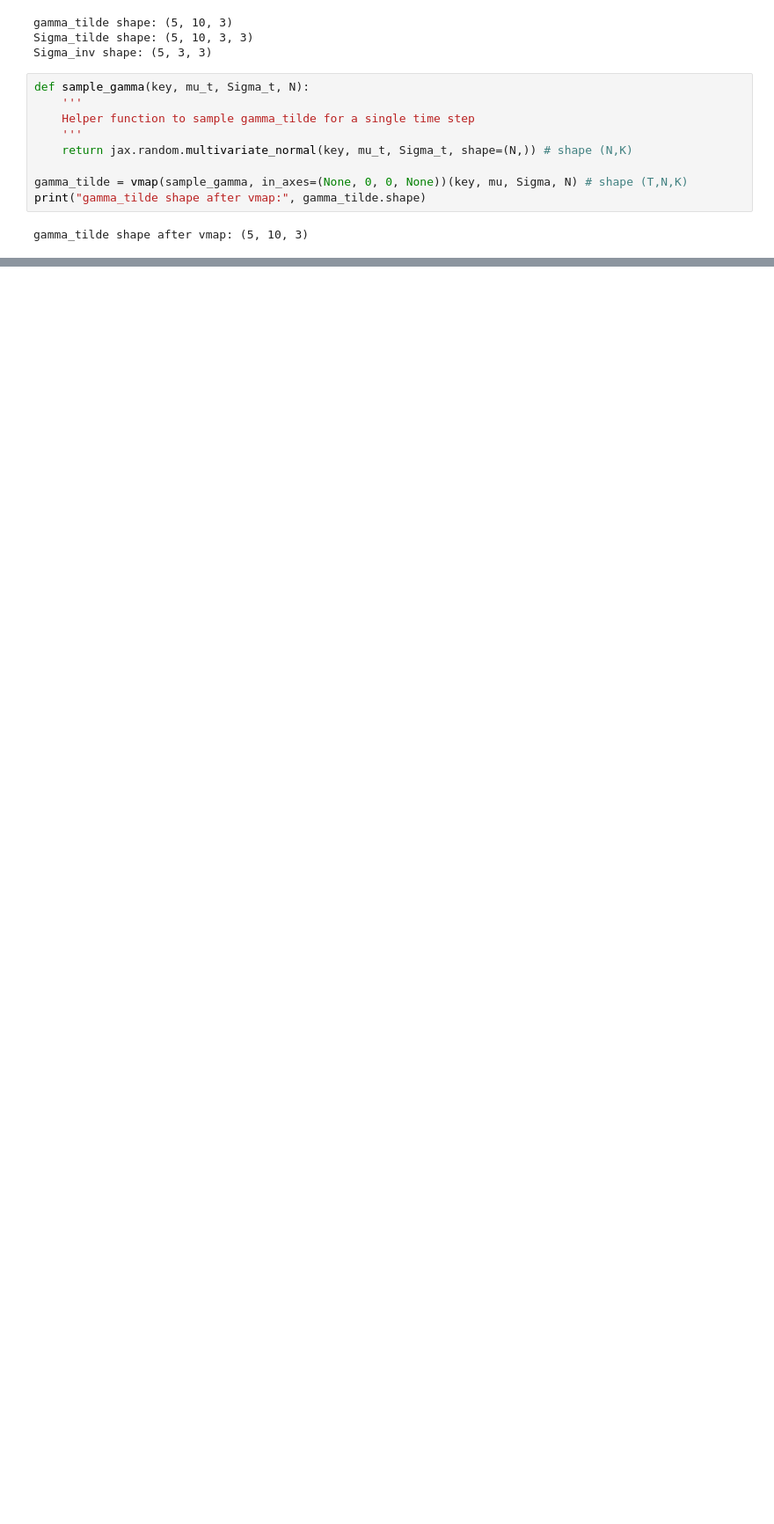
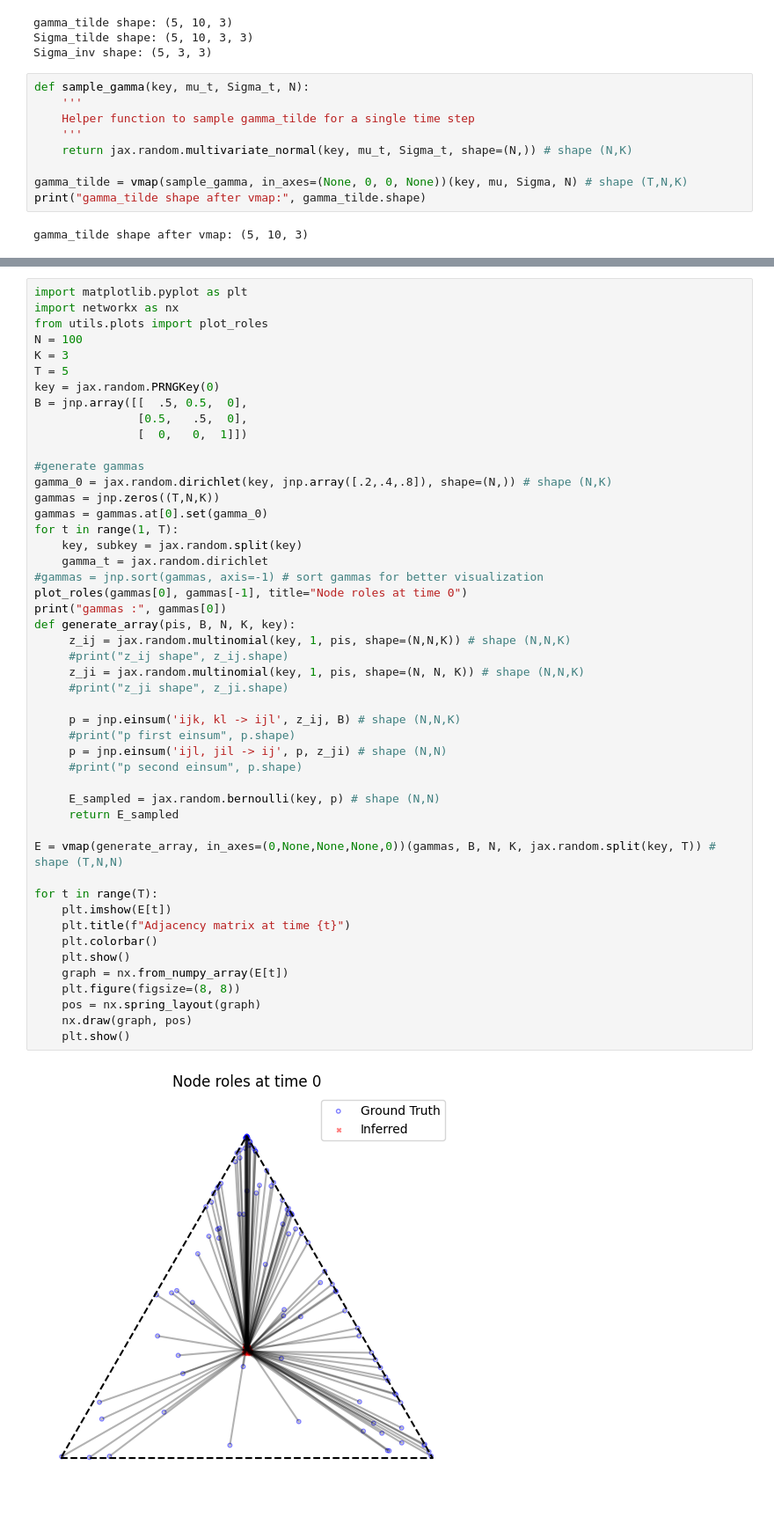
Before and after one commit to LaosAntreas/dMMSB, a Jupyter notebook: dMMSB.ipynb, the cells around one changed output, grey strips where cells are left out. Shown at 88% size. Saved outputs shown, nothing was run; the diff lists cells and outputs as text; blank space fills up the shorter version.

```diff
--- a/dMMSB.ipynb
+++ b/dMMSB.ipynb
@@ -768,0 +1250,50 @@ gamma_tilde shape after vmap: (5, 10, 3)
+# %%
+import matplotlib.pyplot as plt
+import networkx as nx
+from utils.plots import plot_roles
+N = 100
+K = 3
+T = 5
+key = jax.random.PRNGKey(0)
+B = jnp.array([[  .5, 0.5,  0],
+               [0.5,   .5,  0],
+               [  0,   0,  1]])
+
+#generate gammas
+gamma_0 = jax.random.dirichlet(key, jnp.array([.2,.4,.8]), shape=(N,)) # shape (N,K)
+gammas = jnp.zeros((T,N,K))
+gammas = gammas.at[0].set(gamma_0)
+for t in range(1, T):
+    key, subkey = jax.random.split(key)
+    gamma_t = jax.random.dirichlet
+#gammas = jnp.sort(gammas, axis=-1) # sort gammas for better visualization
+plot_roles(gammas[0], gammas[-1], title="Node roles at time 0")
+print("gammas :", gammas[0])
+def generate_array(pis, B, N, K, key):
+     z_ij = jax.random.multinomial(key, 1, pis, shape=(N,N,K)) # shape (N,N,K)
+     #print("z_ij shape", z_ij.shape)
+     z_ji = jax.random.multinomial(key, 1, pis, shape=(N, N, K)) # shape (N,N,K)
+     #print("z_ji shape", z_ji.shape)
+
+     p = jnp.einsum('ijk, kl -> ijl', z_ij, B) # shape (N,N,K)
+     #print("p first einsum", p.shape)
+     p = jnp.einsum('ijl, jil -> ij', p, z_ji) # shape (N,N)
+     #print("p second einsum", p.shape)
+
+     E_sampled = jax.random.bernoulli(key, p) # shape (N,N)
+     return E_sampled
+
+E = vmap(generate_array, in_axes=(0,None,None,None,0))(gammas, B, N, K, jax.random.split(key, T)) # shape (T,N,N)
+
+for t in range(T):
+    plt.imshow(E[t])
+    plt.title(f"Adjacency matrix at time {t}")
+    plt.colorbar()
+    plt.show()
+    graph = nx.from_numpy_array(E[t])
+    plt.figure(figsize=(8, 8))
+    pos = nx.spring_layout(graph)
+    nx.draw(graph, pos)
+    plt.show()
+# %% [output]
+[figure, added]
```
Also changed, not shown: parts of 6 cells of this notebook, 2 other files.
